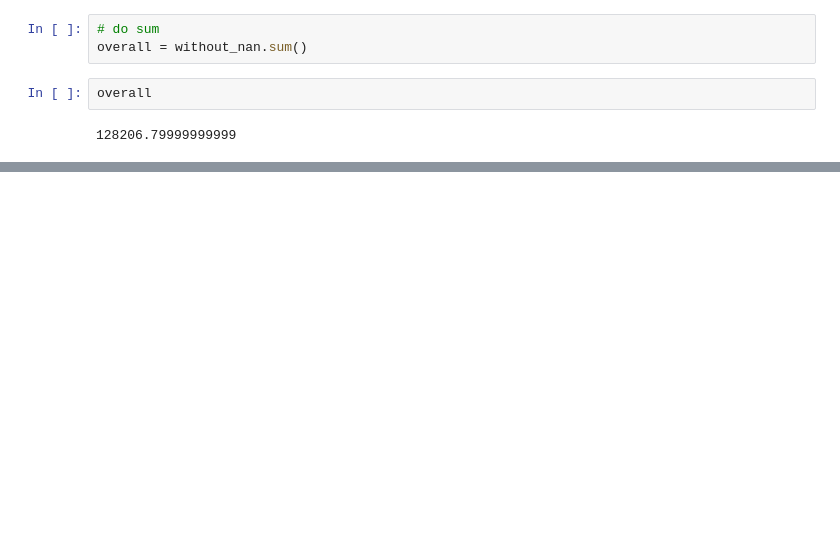
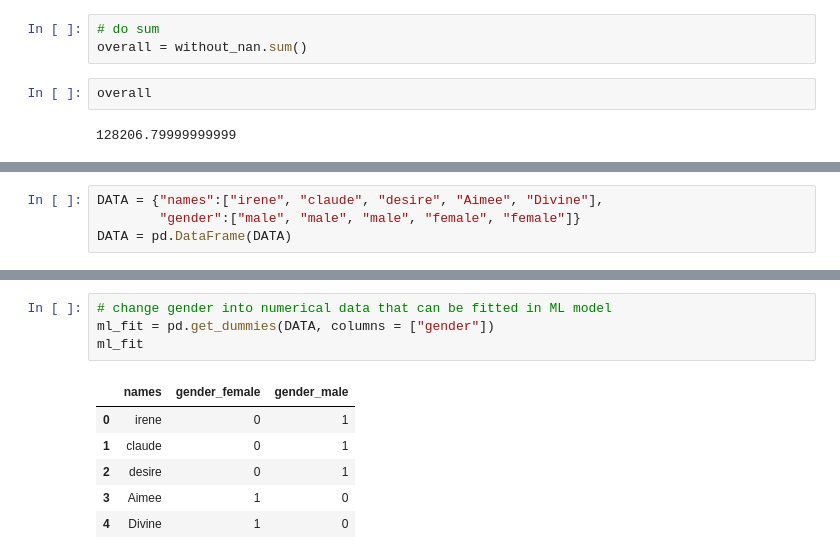
Before and after one commit to coldsober-irene/AIF-machine-learning, a Jupyter notebook: ML1.ipynb, the cells around one changed output, grey strips where cells are left out. Cells and saved outputs as stored; diff of their text form; blank space fills up the shorter version.

```diff
--- a/ML1.ipynb
+++ b/ML1.ipynb
@@ -73,0 +135,4 @@ overall
+# %%
+DATA = {"names":["irene", "claude", "desire", "Aimee", "Divine"],
+        "gender":["male", "male", "male", "female", "female"]}
+DATA = pd.DataFrame(DATA)
@@ -73,0 +148,11 @@ overall
+# %%
+# change gender into numerical data that can be fitted in ML model
+ml_fit = pd.get_dummies(DATA, columns = ["gender"])
+ml_fit
+# %% [output]
+|  | names | gender_female | gender_male |
+| 0 | irene | 0 | 1 |
+| 1 | claude | 0 | 1 |
+| 2 | desire | 0 | 1 |
+| 3 | Aimee | 1 | 0 |
+| 4 | Divine | 1 | 0 |
```
Also changed, not shown: parts of 16 cells of this notebook.
